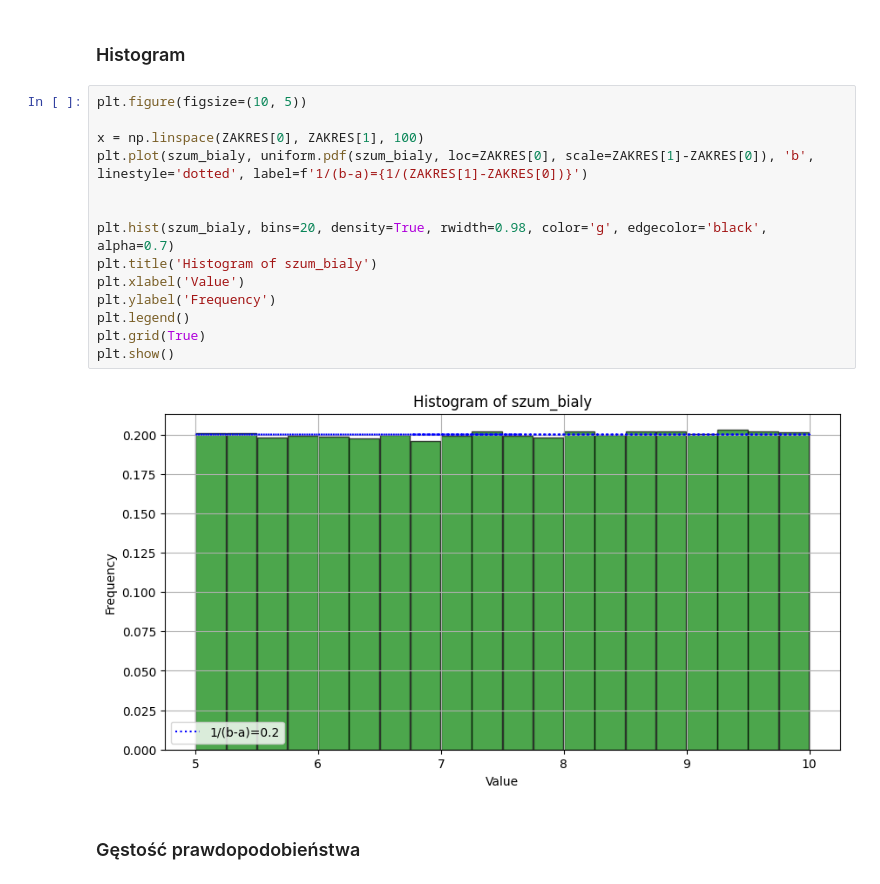
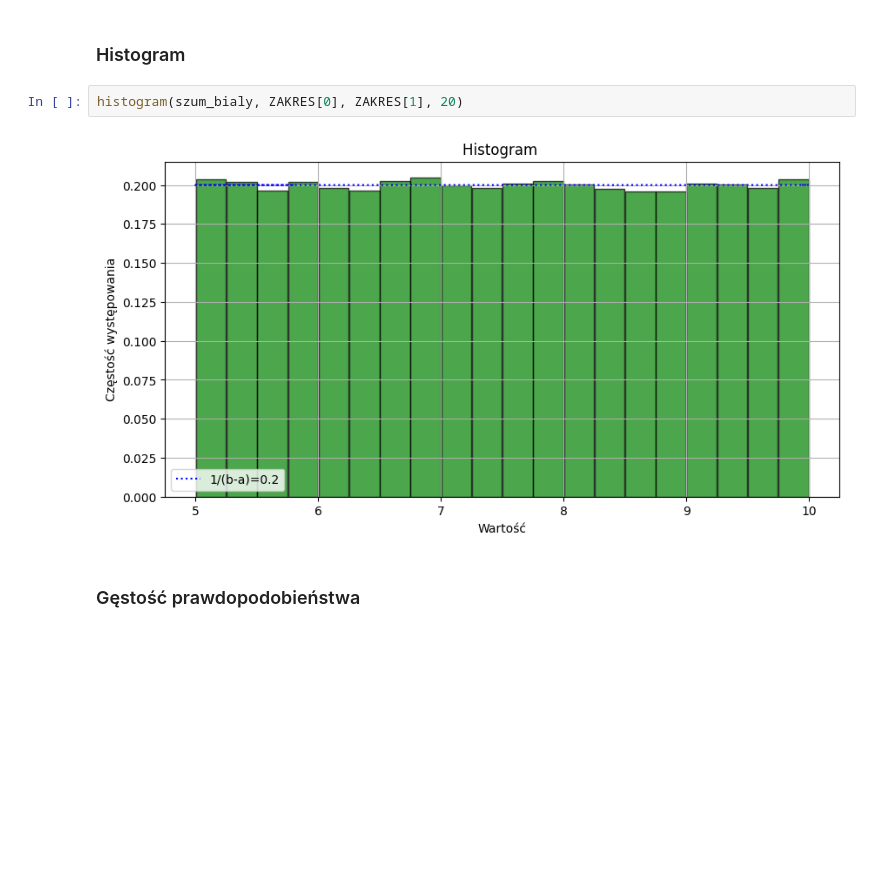
Before and after one commit to mbrunka/stochastyka-white-noise, a Jupyter notebook: main.ipynb, the cells around one changed output. Cells and saved outputs as stored; diff of their text form; blank space fills up the shorter version.

```diff
--- a/main.ipynb
+++ b/main.ipynb
@@ -75,21 +183,9 @@ Liczba próbek 100
 # %% [markdown]
 ### Histogram
-# %%
-plt.figure(figsize=(10, 5))
-
-x = np.linspace(ZAKRES[0], ZAKRES[1], 100)
-plt.plot(szum_bialy, uniform.pdf(szum_bialy, loc=ZAKRES[0], scale=ZAKRES[1]-ZAKRES[0]), 'b', linestyle='dotted', label=f'1/(b-a)={1/(ZAKRES[1]-ZAKRES[0])}')
-
-
-plt.hist(szum_bialy, bins=20, density=True, rwidth=0.98, color='g', edgecolor='black', alpha=0.7)
-plt.title('Histogram of szum_bialy')
-plt.xlabel('Value')
-plt.ylabel('Frequency')
-plt.legend()
-plt.grid(True)
-plt.show()
-# %% [output]
-[figure, removed]
+# %%
+histogram(szum_bialy, ZAKRES[0], ZAKRES[1], 20)
+# %% [output]
+[figure, added]
 # %% [markdown]
 ### Gęstość prawdopodobieństwa
 # %%
```
Also changed, not shown: parts of 14 cells of this notebook, 2 other files.
